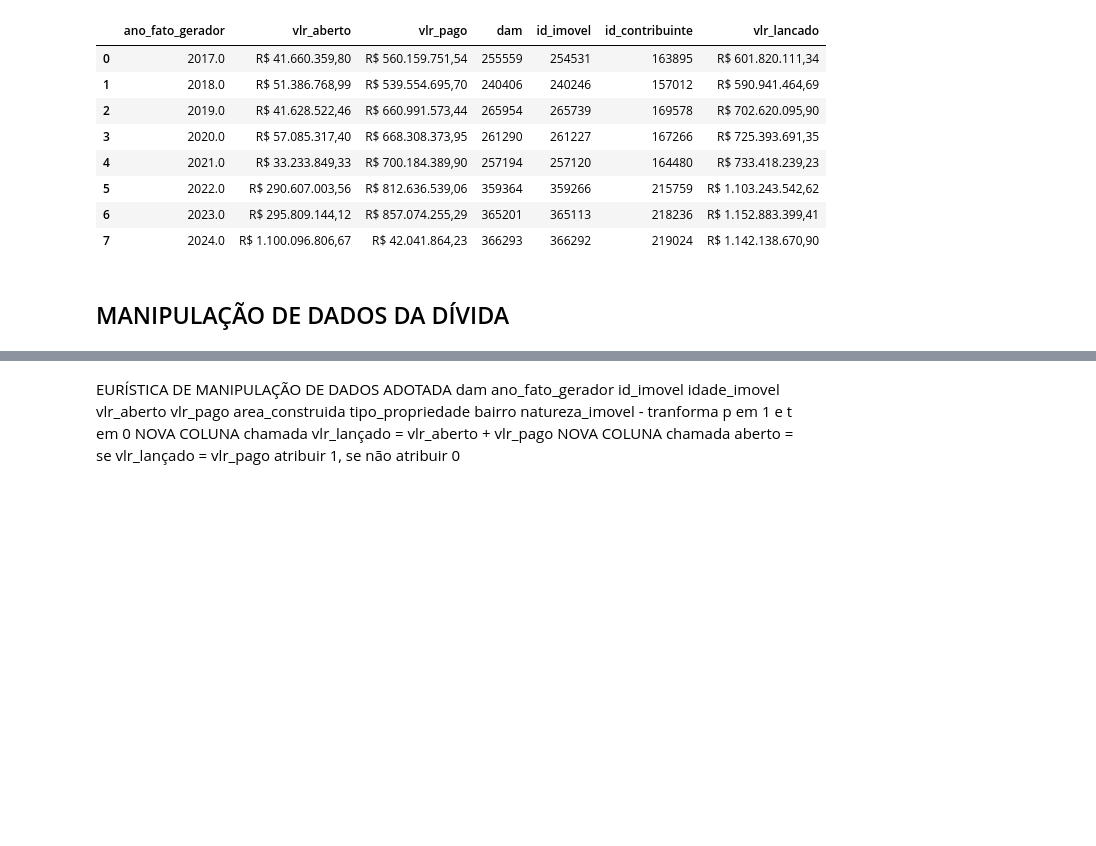
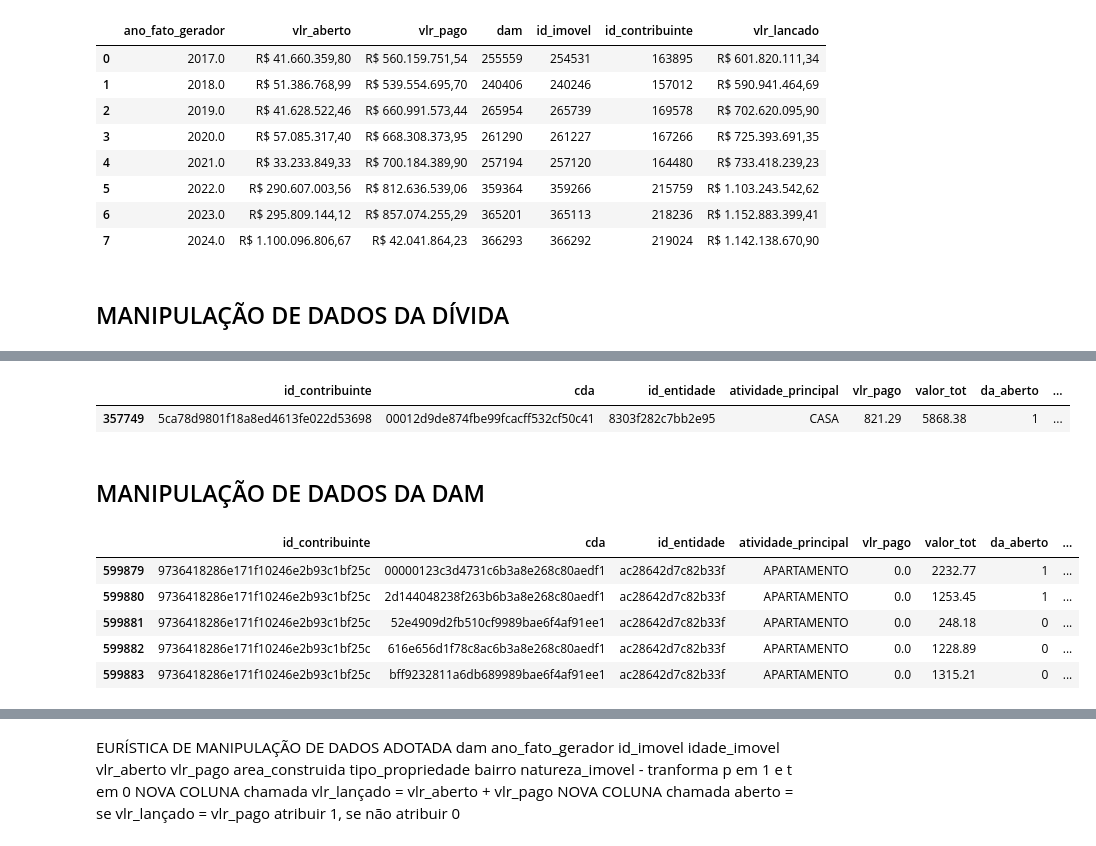
Before and after one commit to LanCarv/divida_ativa, a Jupyter notebook: regressao_iptu_debito.ipynb, the cells around one changed output, grey strips where cells are left out. Drawn from its saved outputs; the diff is of its cells as text; code cells hidden in the pictures; blank space fills up the shorter version.

```diff
--- a/regressao_iptu_debito.ipynb
+++ b/regressao_iptu_debito.ipynb
@@ -65,0 +113,23 @@ df_dam.head()
+# %%
+df_divida_ativa_iptu = df_divida_ativa_iptu.groupby(['id_contribuinte', 'cda', 'id_entidade']).agg({
+    'atividade_principal': 'first',
+    'vlr_pago': 'sum',
+    'valor_tot': 'sum',
+    'da_aberto': 'max',
+    'idade_divida': 'max'
+}).reset_index()
+df_divida_ativa_iptu
+# %% [output]
+|  | id_contribuinte | cda | id_entidade | atividade_principal | vlr_pago | valor_tot | da_aberto | ... |
+| 357749 | 5ca78d9801f18a8ed4613fe022d53698 | 00012d9de874fbe99fcacff532cf50c41 | 8303f282c7bb2e95 | CASA | 821.29 | 5868.38 | 1 | ... |
+# %% [markdown]
+## MANIPULAÇÃO DE DADOS DA DAM
+# %%
+df_divida_ativa_iptu.query('id_contribuinte == "9736418286e171f10246e2b93c1bf25c"')
+# %% [output]
+|  | id_contribuinte | cda | id_entidade | atividade_principal | vlr_pago | valor_tot | da_aberto | ... |
+| 599879 | 9736418286e171f10246e2b93c1bf25c | 00000123c3d4731c6b3a8e268c80aedf1 | ac28642d7c82b33f | APARTAMENTO | 0.0 | 2232.77 | 1 | ... |
+| 599880 | 9736418286e171f10246e2b93c1bf25c | 2d144048238f263b6b3a8e268c80aedf1 | ac28642d7c82b33f | APARTAMENTO | 0.0 | 1253.45 | 1 | ... |
+| 599881 | 9736418286e171f10246e2b93c1bf25c | 52e4909d2fb510cf9989bae6f4af91ee1 | ac28642d7c82b33f | APARTAMENTO | 0.0 | 248.18 | 0 | ... |
+| 599882 | 9736418286e171f10246e2b93c1bf25c | 616e656d1f78c8ac6b3a8e268c80aedf1 | ac28642d7c82b33f | APARTAMENTO | 0.0 | 1228.89 | 0 | ... |
+| 599883 | 9736418286e171f10246e2b93c1bf25c | bff9232811a6db689989bae6f4af91ee1 | ac28642d7c82b33f | APARTAMENTO | 0.0 | 1315.21 | 0 | ... |
```
Also changed, not shown: parts of 11 cells of this notebook.
